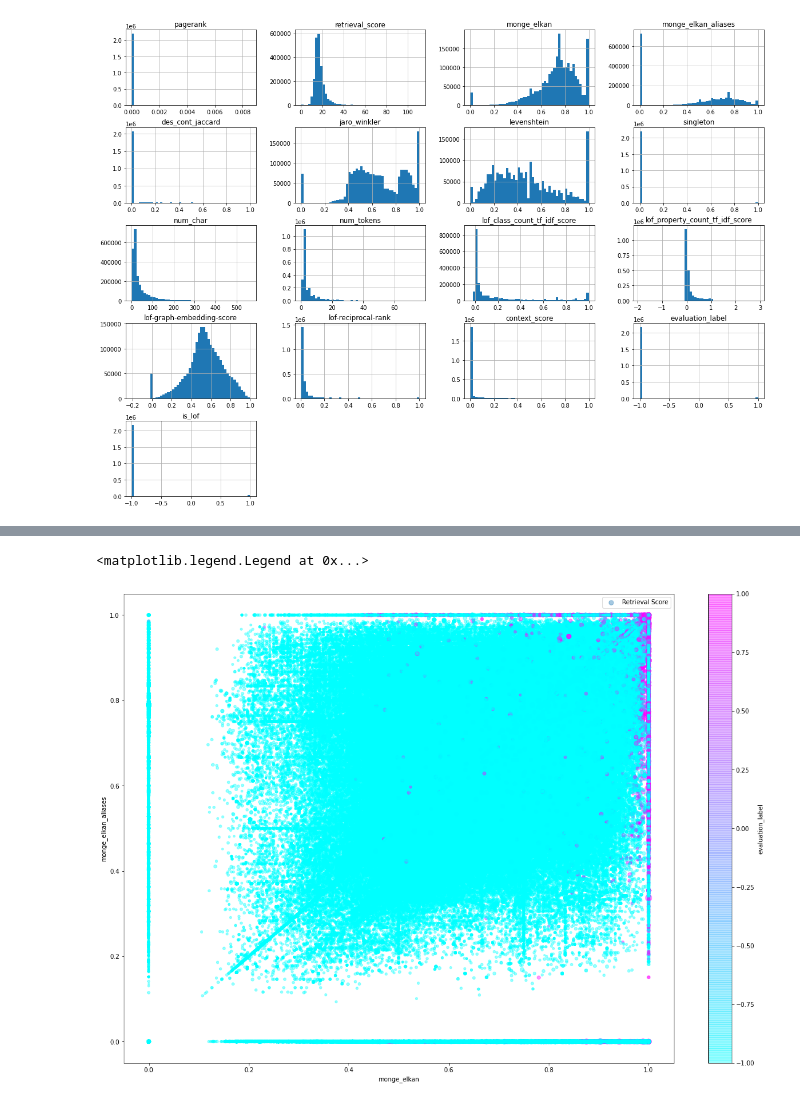
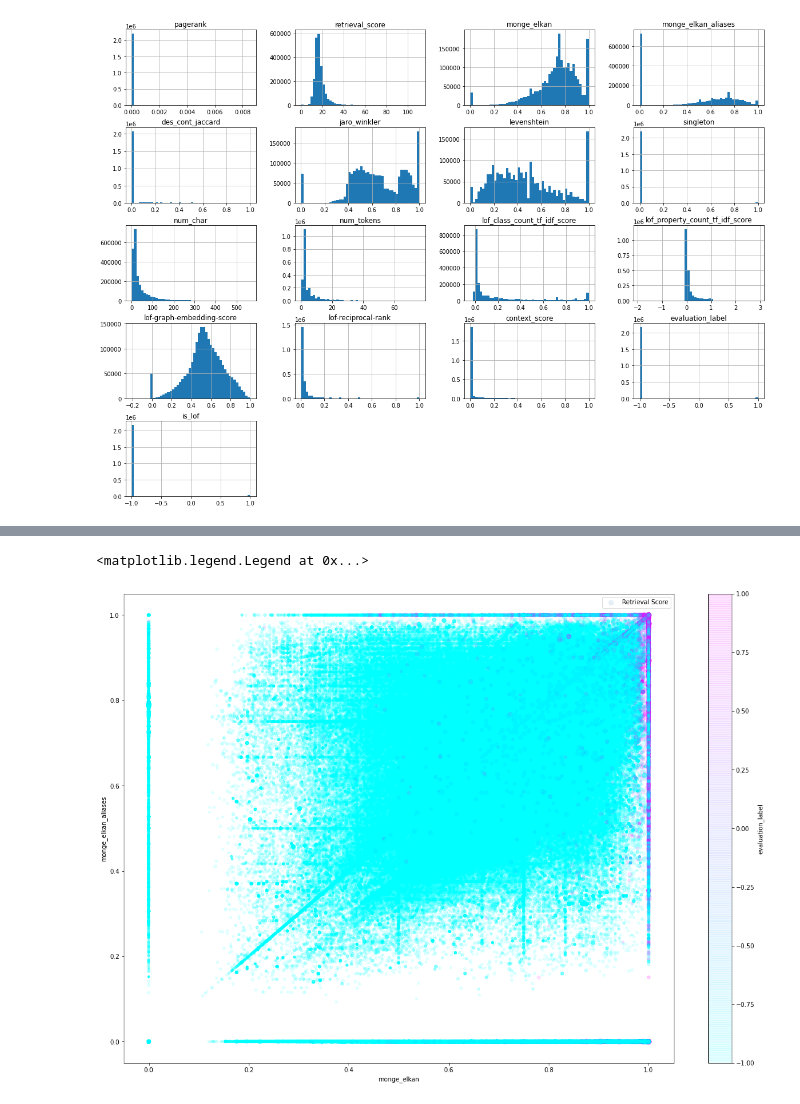
Before and after one commit to nicklein/table-linker-pipelines, a Jupyter notebook: explore_training_data/Training-Data-Stats.ipynb, the cells around one changed output, grey strips where cells are left out. Cells and saved outputs as stored; diff of their text form; code cells hidden in the pictures.

```diff
--- a/explore_training_data/Training-Data-Stats.ipynb
+++ b/explore_training_data/Training-Data-Stats.ipynb
@@ -119,11 +119,11 @@ plt.legend()
 # %%
-train_df.plot(kind="scatter", x="monge_elkan", y="monge_elkan_aliases", alpha=0.4,
+train_df.plot(kind="scatter", x="monge_elkan", y="monge_elkan_aliases", alpha=0.1,
     s=train_df['retrieval_score'], label="Retrieval Score", figsize=(20,14),
     c="evaluation_label", cmap=plt.get_cmap("cool"), colorbar=True,
     sharex=False)
 plt.legend()
 # %% [output]
 <matplotlib.legend.Legend at 0x...>
-[figure, old version]
+[figure, new version]
 # %%
 train_df['retrieval_score_upscaled'] = train_df['retrieval_score'].map(lambda x: x*1000)
```
Also changed, not shown: parts of 4 cells of this notebook.
